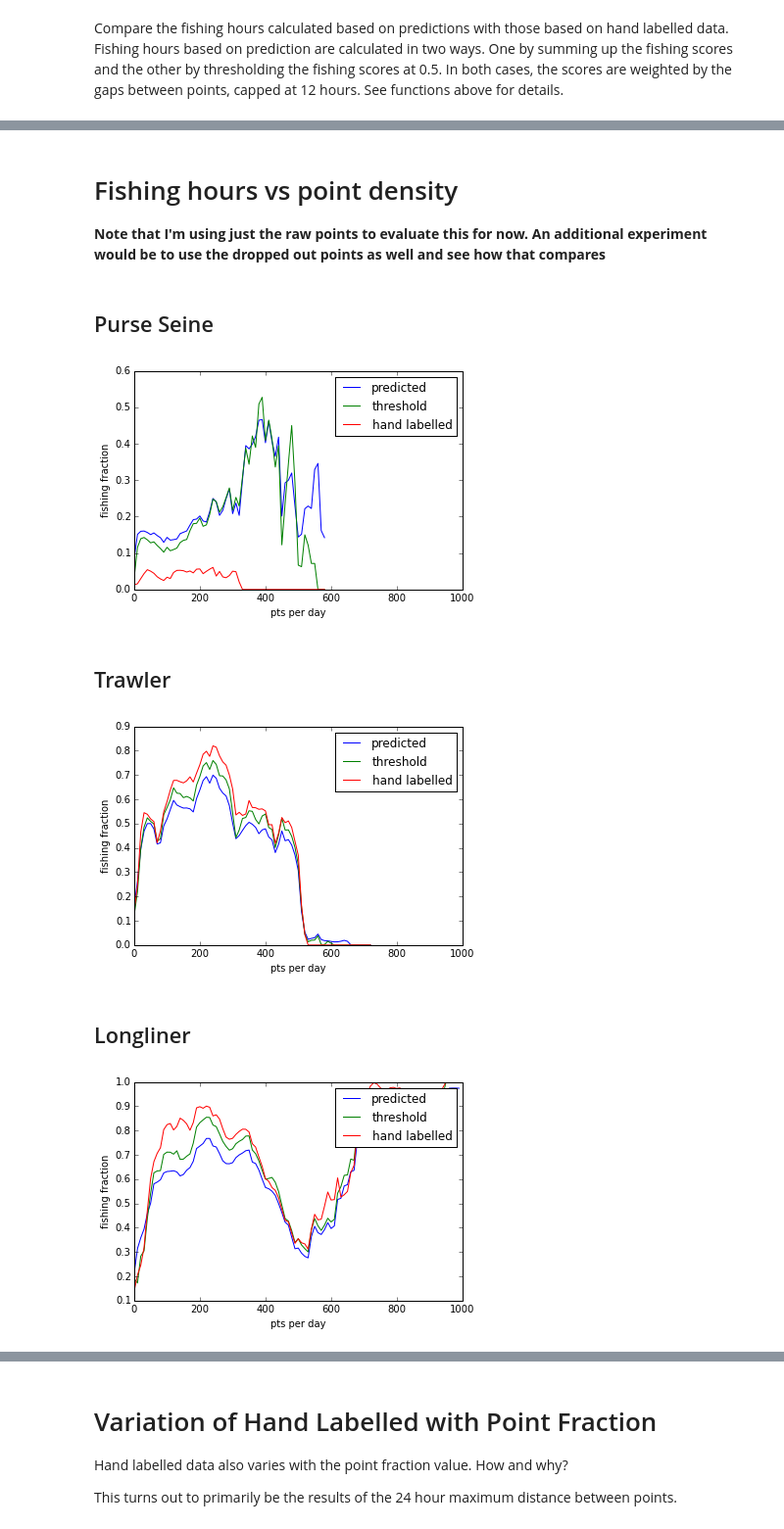
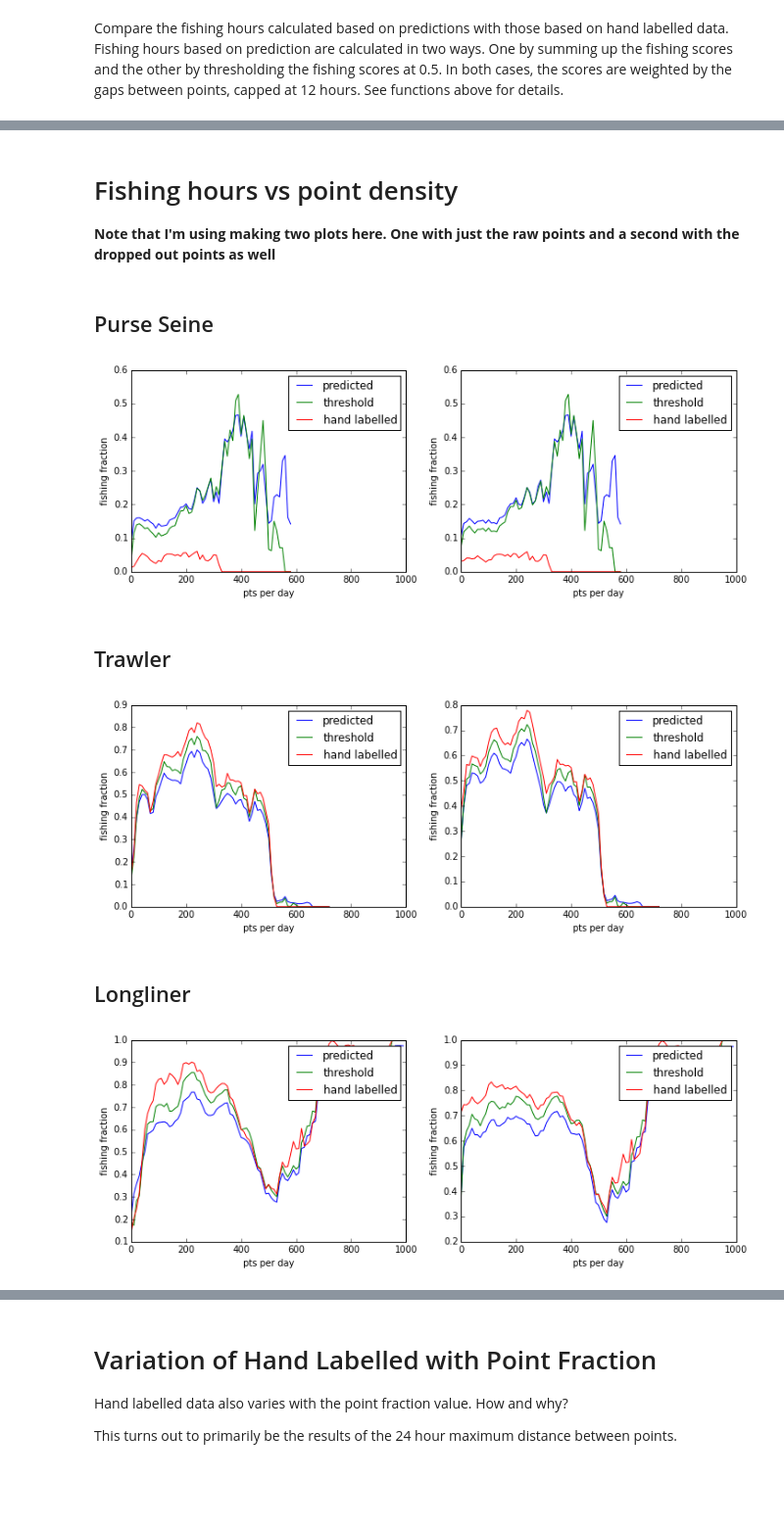
Before and after one commit to marketler/GFW_vessel_scoring, a Jupyter notebook: notebooks/Model-Sensitivity-to-AIS-Degradation.ipynb, the cells around one changed output, grey strips where cells are left out. Shown: that part at 98% size. Drawn from its saved outputs; the diff is of its cells as text; code cells hidden in the pictures; blank space fills up the shorter version.

Commit message:
add fishing hours plots for dropped out data as well

```diff
--- a/notebooks/Model-Sensitivity-to-AIS-Degradation.ipynb
+++ b/notebooks/Model-Sensitivity-to-AIS-Degradation.ipynb
@@ -328,47 +328,84 @@ Longliner
 # %% [markdown]
 # Fishing hours vs point density
 
-**Note that I'm using just the raw points to evaluate this for now. An additional
-experiment would be to use the dropped out points as well and see how that compares**
+**Note that I'm using making two plots here. One with just the raw points and
+a second with the dropped out points as well**
 # %%
+def combine_dopouts(predictions):
+    nominal = []
+    predicted = []
+    counts = []
+    td_chunks = []
+    for name, td, raw, pred, actual in predictions:
+        nominal.extend(td['classification'])
+        predicted.extend(raw)
+        counts.extend(td['measure_count_86400'])
+        td_chunks.append(td)
+    return np.array(nominal), np.array(predicted), np.array(counts), np.concatenate(td_chunks)
+
+
 for gear in ['purse_seine', 'trawler', 'longliner']:
 
     display(HTML("<h2>{}</h2>".format(gear.replace('_', ' ').title())))
 
+    plt.figure(figsize=(12,4))
 
     name, td, raw, pred, actual = predictions[gear][0]
     nominal = td['classification']
     predicted = raw
     counts = td['measure_count_86400']
 
-    bin_starts = []
-    predicted_fp = []
-    nominal_fp = []
-    threshold_fp = []
-    for i in range(100):
-        start = i * 10
-        stop = (i + 1) * 10
-        mask = (counts >= start) & (counts < stop)
-        bin_starts.append(start)
-        predicted_fp.append((predicted[mask]).mean(), )
-        nominal_fp.append((nominal[mask]).mean())
-        threshold_fp.append((predicted[mask] > 0.5).mean())
+    total_nominal, total_predicted, total_counts, _ = combine_dopouts(predictions[gear])
 
+    def bin_data(counts, predicted, nominal):
+        bin_starts = []
+        predicted_fp = []
+        nominal_fp = []
+        threshold_fp = []
+        for i in range(100):
+            start = i * 10
+            stop = (i + 1) * 10
+            mask = (counts >= start) & (counts < stop)
+            bin_starts.append(start)
+            predicted_fp.append((predicted[mask]).mean(), )
+            nominal_fp.append((nominal[mask]).mean())
+            threshold_fp.append((predicted[mask] > 0.5).mean())
+        return bin_starts, predicted_fp, threshold_fp, nominal_fp
+
+    bin_starts, predicted_fp, threshold_fp, nominal_fp = bin_data(
+        counts, predicted, nominal)
+
+    plt.subplot(121)
     plt.plot(bin_starts, predicted_fp, label="predicted")
     plt.plot(bin_starts, threshold_fp, label="threshold")
     plt.plot(bin_starts, nominal_fp, label="hand labelled")
     plt.xlabel('pts per day')
     plt.ylabel('fishing fraction')
     plt.legend(loc=1)
     plt.xlim(0,1000)
+
+    bin_starts, predicted_fp, threshold_fp, nominal_fp = bin_data(
+        total_counts, total_predicted, total_nominal)
+
+    plt.subplot(122)
+    plt.plot(bin_starts, predicted_fp, label="predicted")
+    plt.plot(bin_starts, threshold_fp, label="threshold")
+    plt.plot(bin_starts, nominal_fp, label="hand labelled")
+    plt.xlabel('pts per day')
+    plt.ylabel('fishing fraction')
+    plt.legend(loc=1)
+    plt.xlim(0,1000)
+
+
+
     plt.show()
 # %% [output]
 Purse Seine
-[figure, old version]
+[figure, new version]
 Trawler
-[figure, old version]
+[figure, new version]
 Longliner
-[figure, old version]
+[figure, new version]
 # %%
 for gear in ['purse_seine', 'trawler', 'longliner']:
 
```
Also changed, not shown: parts of 4 cells of this notebook.
